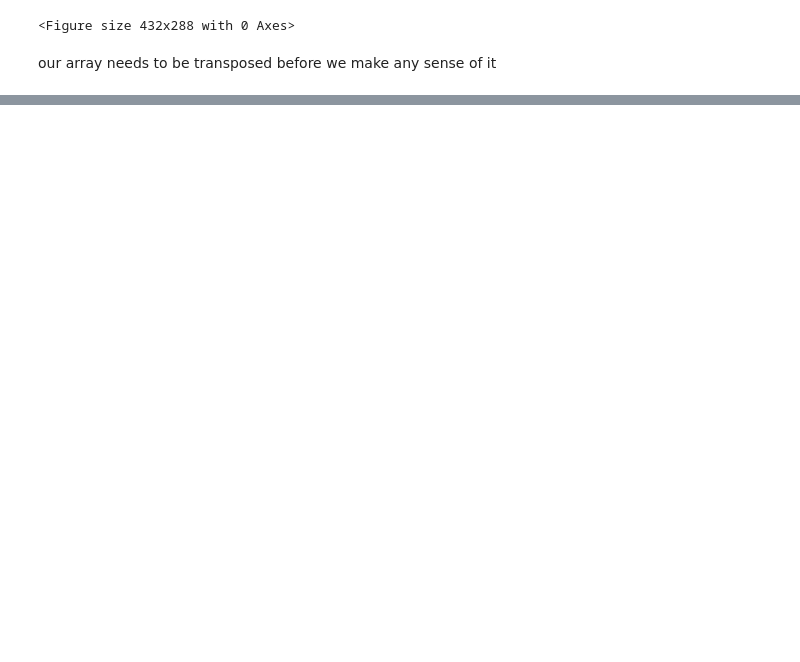
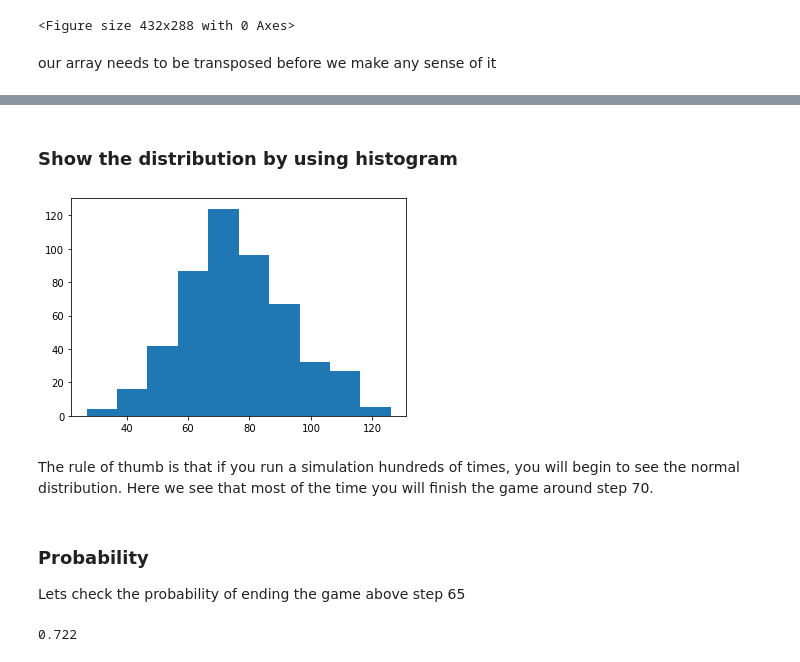
Before and after one commit to wharr1203/small_data_projects, a Jupyter notebook: notebook.ipynb, the cells around one changed output, grey strips where cells are left out. Saved outputs shown, nothing was run; the diff lists cells and outputs as text; code cells hidden in the pictures; blank space fills up the shorter version.

```diff
--- a/notebook.ipynb
+++ b/notebook.ipynb
@@ -106,0 +111,36 @@ plt.show()
+# %% [markdown]
+### Show the distribution by using histogram
+# %%
+# Simulate random walk 500 times
+all_walks = []
+for i in range(500) :
+    random_walk = [0]
+    for x in range(100) :
+        step = random_walk[-1]
+        dice = np.random.randint(1,7)
+        if dice <= 2:
+            step = max(0, step - 1)
+        elif dice <= 5:
+            step = step + 1
+        else:
+            step = step + np.random.randint(1,7)
+        random_walk.append(step)
+    all_walks.append(random_walk)
+
+# Create and plot np_aw_t
+np_aw_t = np.transpose(np.array(all_walks))
+
+# Select last row from np_aw_t: ends
+ends = np_aw_t[-1,:]
+
+# Plot histogram of ends, display plot
+plt.hist(ends)
+plt.show()
+# %% [output]
+[figure, added]
+# %% [markdown]
+The rule of thumb is that if you run a simulation hundreds of times, you will begin to see the normal distribution. Here we see that most of the time you will finish the game around step 70.
+# %% [markdown]
+### Probability
+
+Lets check the probability of ending the game above step 65
@@ -106,0 +153,6 @@ plt.show()
+# %%
+# We can get the probability by dividing the number of games above 65 by the total amount of games (500)
+proba = len(above) / 500
+print(proba)
+# %% [output]
+0.722
```
Also changed, not shown: parts of 10 cells of this notebook.
